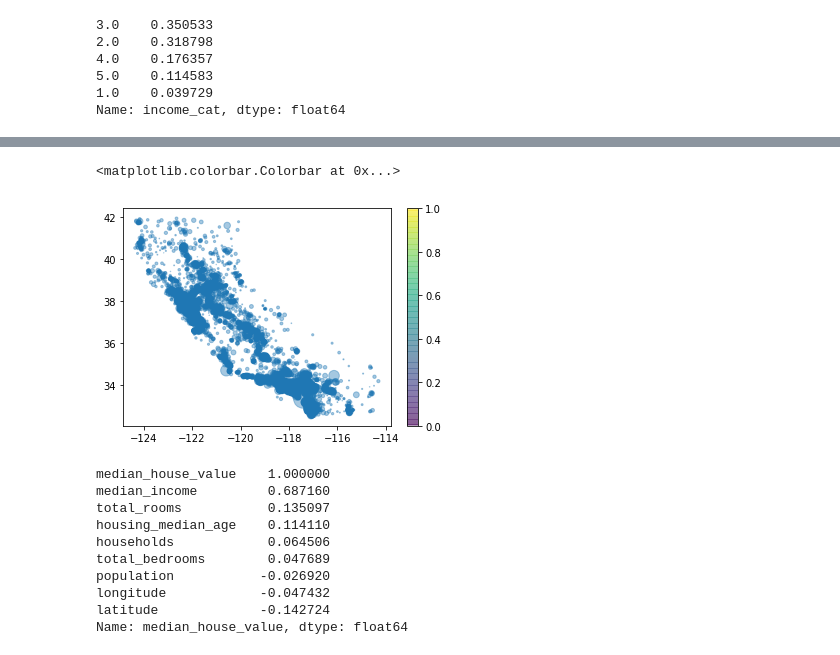
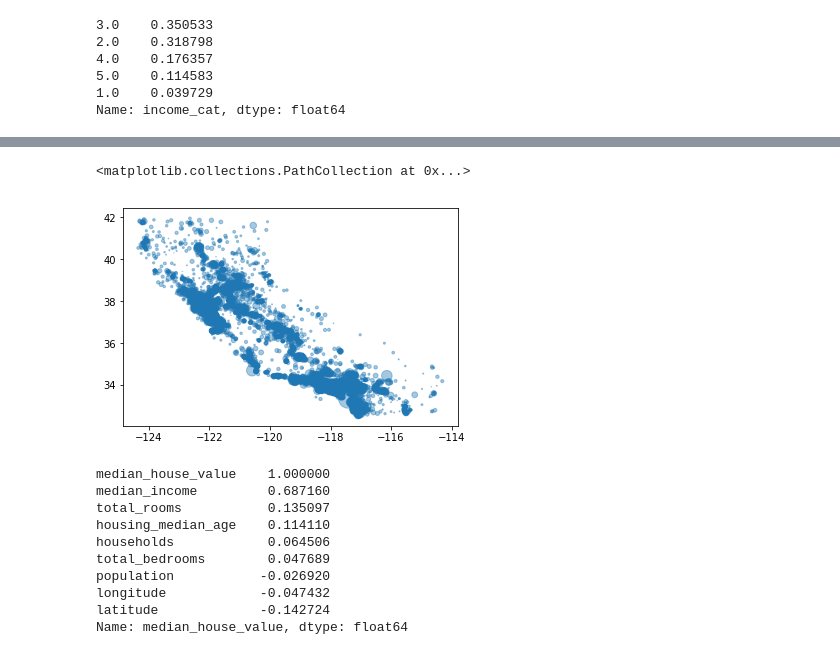
Before and after one commit to ducksfrogs/pybooks, a Jupyter notebook: tensor_sklearn_oreilly/housing.ipynb, the cells around one changed output, grey strips where cells are left out. Cells and saved outputs as stored; diff of their text form; code cells hidden in the pictures.

```diff
--- a/tensor_sklearn_oreilly/housing.ipynb
+++ b/tensor_sklearn_oreilly/housing.ipynb
@@ -184,12 +184,11 @@ plt.scatter(housing["longitude"], housing["latitude"], alpha=0.1)
 # %%
 plt.scatter(housing["longitude"], housing["latitude"],
             alpha=0.4, s= housing["population"]/100,
             label="population",
             cmap=plt.get_cmap("jet"))
-plt.colorbar()
 # %% [output]
-<matplotlib.colorbar.Colorbar at 0x...>
+<matplotlib.collections.PathCollection at 0x...>
-[figure, old version]
+[figure, new version]
 # %%
 corr_matrix = housing.corr()
 # %%
```
Also changed, not shown: parts of 5 cells of this notebook, 2 other files.
